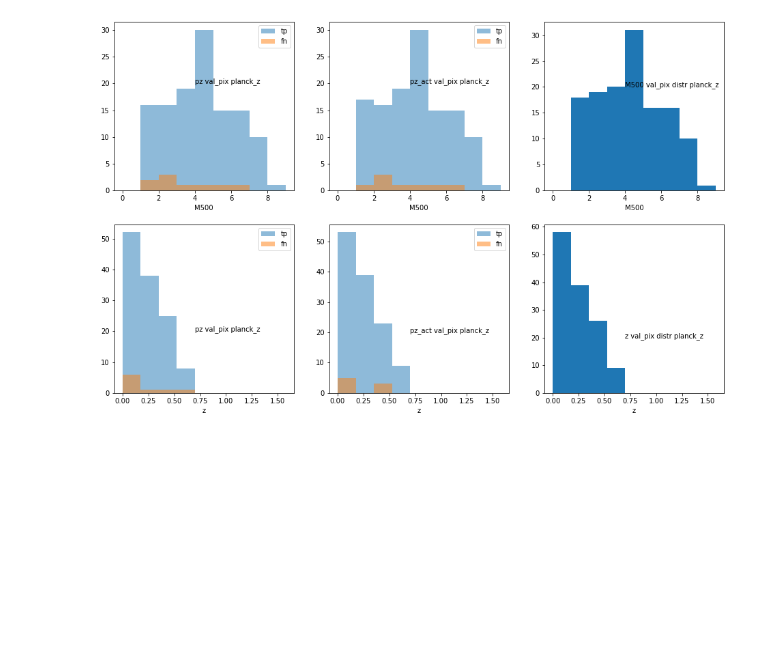
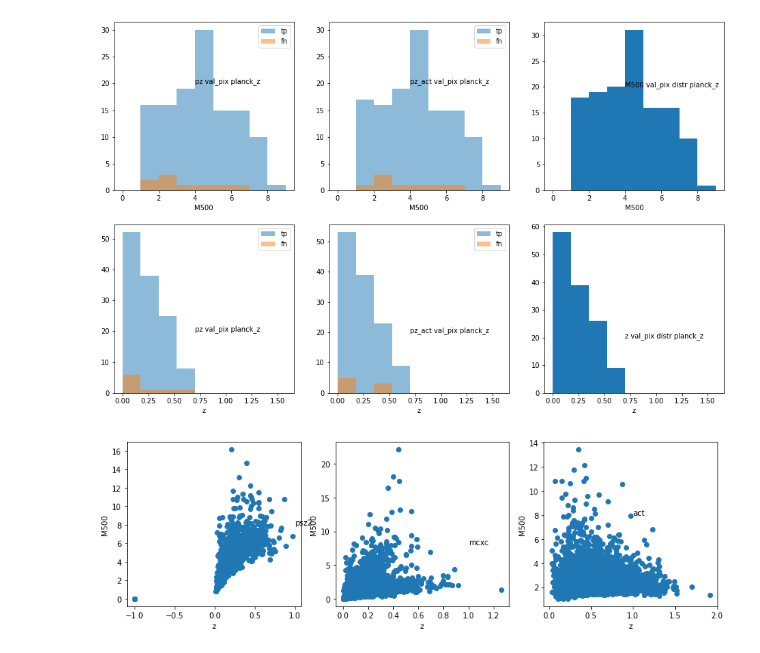
Before and after one commit to rt2122/data-segmentation-2, a Jupyter notebook: visualizations/divide_cat_m500_z.ipynb, the cells around one changed output. Drawn from its saved outputs; the diff is of its cells as text; code cells hidden in the pictures; blank space fills up the shorter version.

```diff
--- a/visualizations/divide_cat_m500_z.ipynb
+++ b/visualizations/divide_cat_m500_z.ipynb
@@ -163,3 +165,27 @@ for j, prm, max_v in zip([0, 1], ['M500', 'z'], [10, 1.75]):
     ax[j][2].text(0.4*max_v, 20, prm+' val_pix distr planck_z')
 # %% [output]
 [figure]
+# %%
+true_cats = {}
+with fits.open('/home/rt2122/Data/original_catalogs/psz2.fits') as hdul:
+    data = hdul[1].data
+    true_cats['psz2'] = Table(data).to_pandas()
+with fits.open('/home/rt2122/Data/original_catalogs/mcxc.fits') as hdul:
+    data = hdul[1].data
+    true_cats['mcxc'] = Table(data).to_pandas()
+with fits.open('/home/rt2122/Data/original_catalogs/act.fits') as hdul:
+    data = hdul[1].data
+    true_cats['act'] = Table(data).to_pandas()
+true_cats['psz2'].rename({'REDSHIFT' : 'z', 'MSZ' : 'M500'}, axis='columns', inplace=True)
+true_cats['mcxc'].rename({'RAdeg' : 'RA', 'DEdeg' : 'DEC'}, axis='columns', inplace=True)
+true_cats['act'].rename({'RADeg' : 'RA', 'decDeg' : 'DEC', 'redshift' : 'z'}, axis='columns', inplace=True)
+# %%
+_, ax = plt.subplots(1, 3, figsize=(14, 4))
+for i, cat in enumerate(true_cats):
+    true_cats[cat] = true_cats[cat][true_cats[cat] != ]
+    ax[i].scatter(true_cats[cat]['z'], true_cats[cat]['M500'])
+    ax[i].set_xlabel('z')
+    ax[i].set_ylabel('M500')
+    ax[i].text(1, 8, cat)
+# %% [output]
+[figure, added]
```
Also changed, not shown: parts of 1 cell of this notebook, 2 other files.
